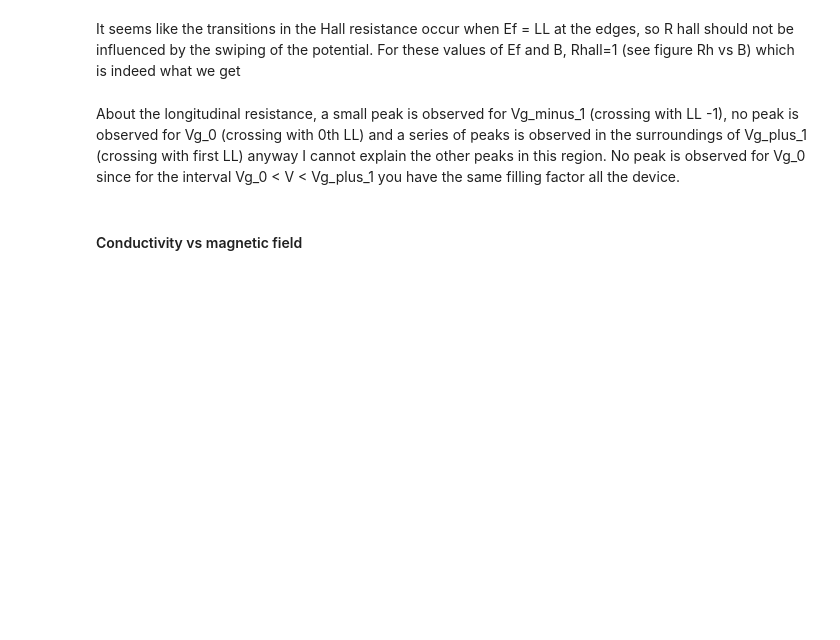
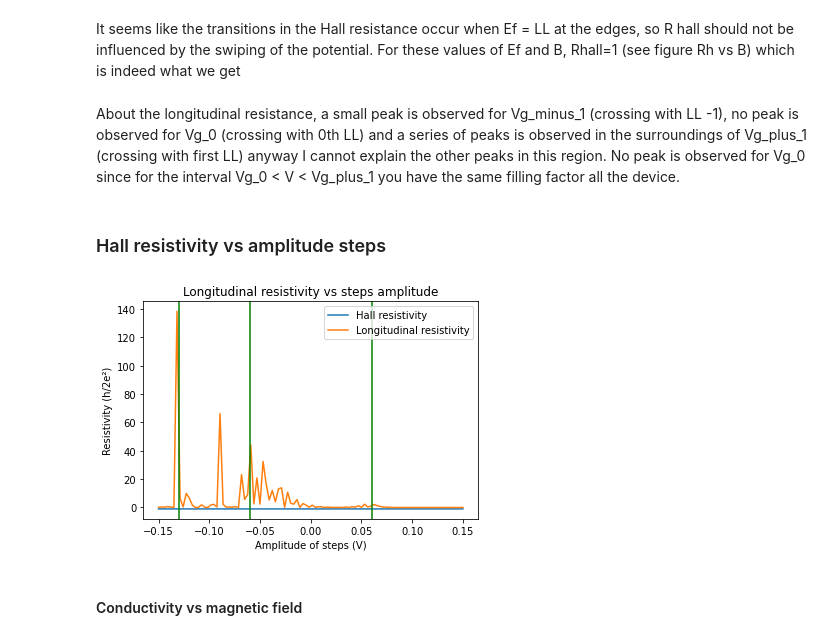
Before and after one commit to saviapicella/nanoelectronics-project, a Jupyter notebook: Graphene quantum Hall effect.ipynb, the cells around one changed output. Saved outputs shown, nothing was run; the diff lists cells and outputs as text; code cells hidden in the pictures; blank space fills up the shorter version.

```diff
--- a/Graphene quantum Hall effect.ipynb
+++ b/Graphene quantum Hall effect.ipynb
@@ -749,8 +749,8 @@ iteration 49 succeeded
 print('The field is fixed and equal to', Bfield)
 print('The Fermi level is fixed and equal to', Ef)
 
-Vg_min=-0.17
-Vg_max=0.09
+Vg_min=-0.1
+Vg_max=0.03
 n_iter_Vg=100;
 print('We will shift the tip potential from', Vg_min, 'to', Vg_max)
 print('We should have crossing with the first positive and negative LL and 0th LL')
@@ -889,6 +963,27 @@ plt.show()
 It seems like the transitions in the Hall resistance occur when Ef = LL at the edges, so R hall should not be influenced by the swiping of the potential. For these values of Ef and B, Rhall=1 (see figure Rh vs B) which is indeed what we get
 # %% [markdown]
 About the longitudinal resistance, a small peak is observed for Vg_minus_1 (crossing with LL -1), no peak is observed for Vg_0 (crossing with 0th LL) and a series of peaks is observed in the surroundings of Vg_plus_1 (crossing with first LL) anyway I cannot explain the other peaks in this region. No peak is observed for Vg_0 since for the interval Vg_0 < V < Vg_plus_1 you have the same filling factor all the device.
+# %% [markdown]
+### Hall resistivity vs amplitude steps
+# %%
+plt.figure()
+plt.plot(delta_arr, Rxy_delta, label = 'Hall resistivity')
+plt.plot(delta_arr,Rxx_delta, label = 'Longitudinal resistivity')
+
+plt.legend()
+
+plt.xlabel('Amplitude of steps (V)')
+plt.ylabel('Resistivity (h/2e²)')
+#plt.text(-0.1, 0.98, "B = 10 T, Ef = 0.05 eV")
+plt.title("Longitudinal resistivity vs steps amplitude")
+
+plt.axvline(-0.06, color = 'green')
+plt.axvline(0.06, color = 'green')
+plt.axvline(-0.13, color = 'green')
+
+plt.show()
+# %% [output]
+[figure, added]
 # %% [markdown]
 #### Conductivity vs magnetic field
 # %%
```
Also changed, not shown: parts of 13 cells of this notebook.
